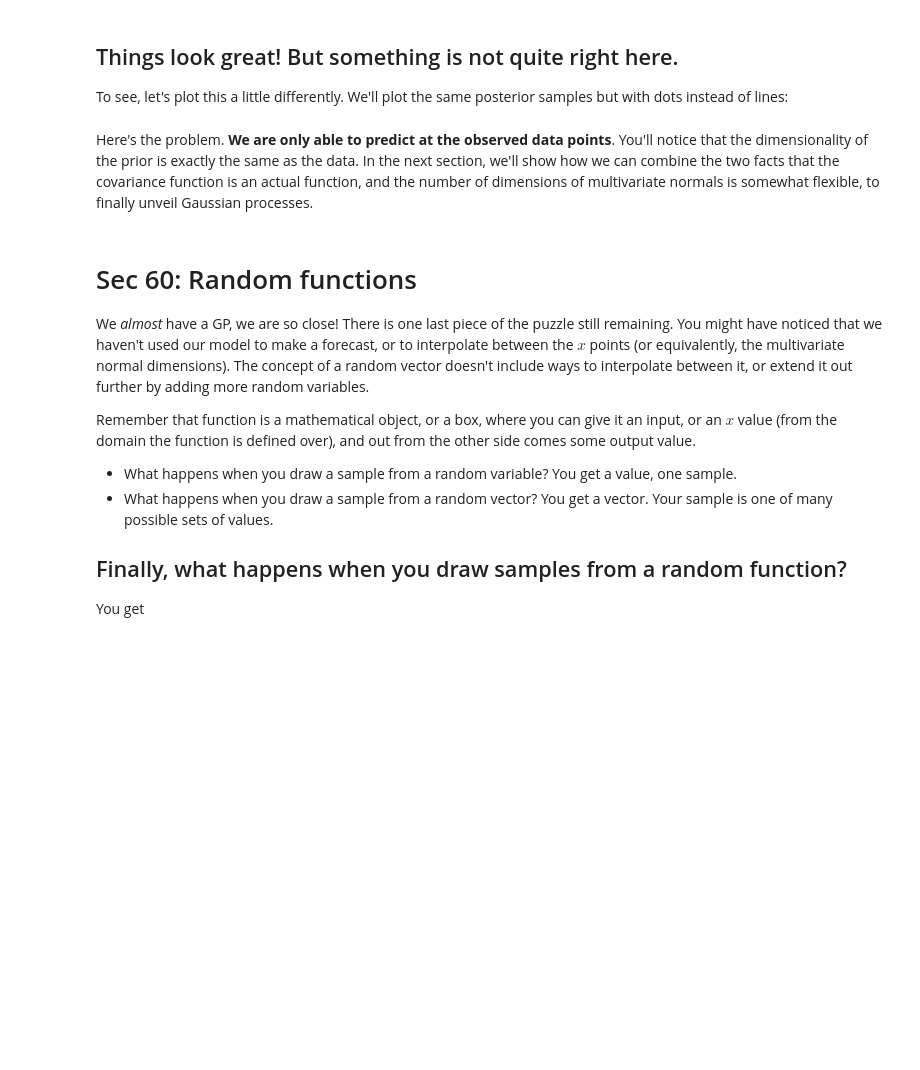
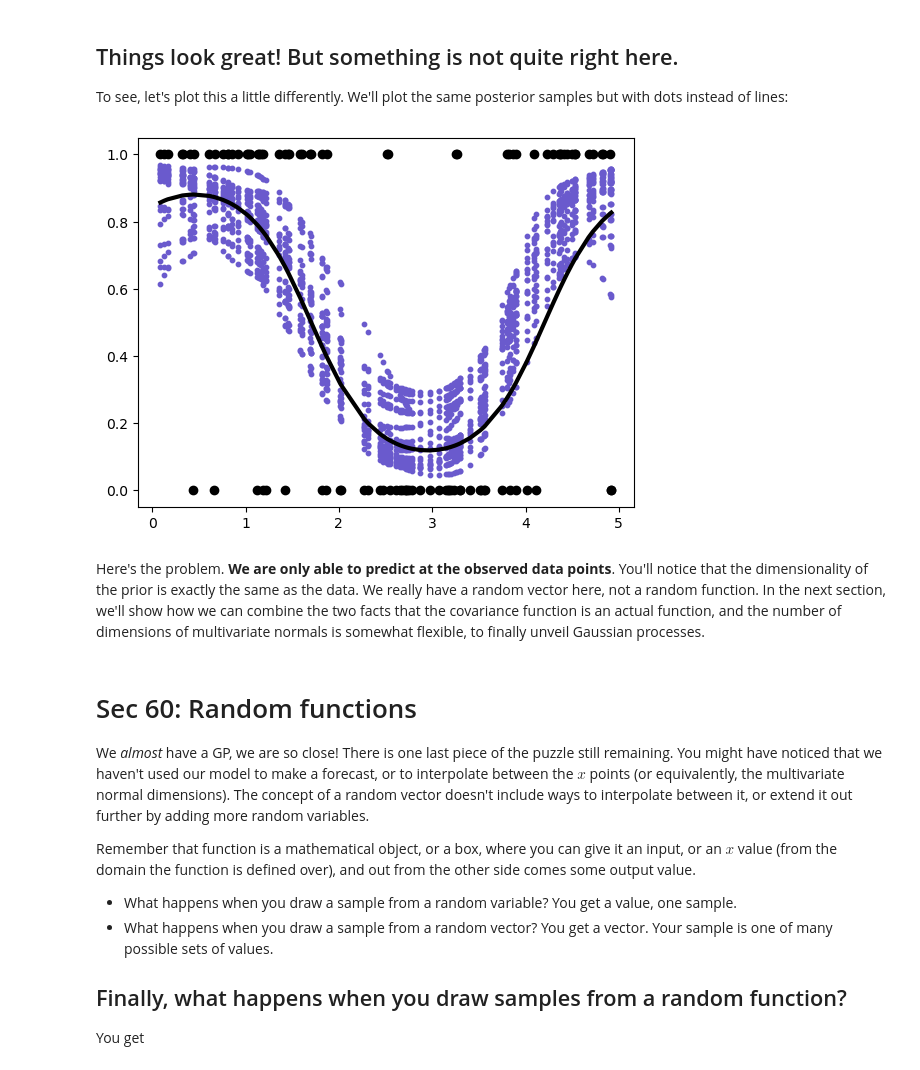
Before and after one commit to bwengals/etc, a Jupyter notebook: lesson04.ipynb, the cells around one changed output. Saved outputs shown, nothing was run; the diff lists cells and outputs as text; code cells hidden in the pictures; blank space fills up the shorter version.

```diff
--- a/lesson04.ipynb
+++ b/lesson04.ipynb
@@ -415,14 +460,16 @@ To see, let's plot this a little differently.  We'll plot the same posterior sam
 # %%
 p = idata.posterior.p.stack(samples=['chain', 'draw']).values
 
-plt.fill_between(x, np.percentile(p, 5, axis=1), np.percentile(p, 95, axis=1), edgecolor="k", color="slateblue", alpha=0.7)
-#ix = np.random.randint(0, p.shape[1], 20)
-#for i in range(len(ix)):
-#    plt.scatter(x, p[:, i], color="slateblue", s=10);
+#plt.fill_between(x, np.percentile(p, 5, axis=1), np.percentile(p, 95, axis=1), edgecolor="k", color="slateblue", alpha=0.7)
+ix = np.random.randint(0, p.shape[1], 20)
+for i in range(len(ix)):
+    plt.scatter(x, p[:, i], color="slateblue", s=10);
 plt.plot(x, p_true, color="k", lw=3);
 plt.plot(x, y, "ok");
+# %% [output]
+[figure, added]
 # %% [markdown]
-Here's the problem.  **We are only able to predict at the observed data points**.  You'll notice that the dimensionality of the prior is exactly the same as the data.  In the next section, we'll show how we can combine the two facts that the covariance function is an actual function, and the number of dimensions of multivariate normals is somewhat flexible, to finally unveil Gaussian processes.
+Here's the problem.  **We are only able to predict at the observed data points**.  You'll notice that the dimensionality of the prior is exactly the same as the data.  We really have a random vector here, not a random function.  In the next section, we'll show how we can combine the two facts that the covariance function is an actual function, and the number of dimensions of multivariate normals is somewhat flexible, to finally unveil Gaussian processes.
 # %% [markdown]
 # Sec 60: Random functions
 
```
Also changed, not shown: parts of 21 cells of this notebook.
